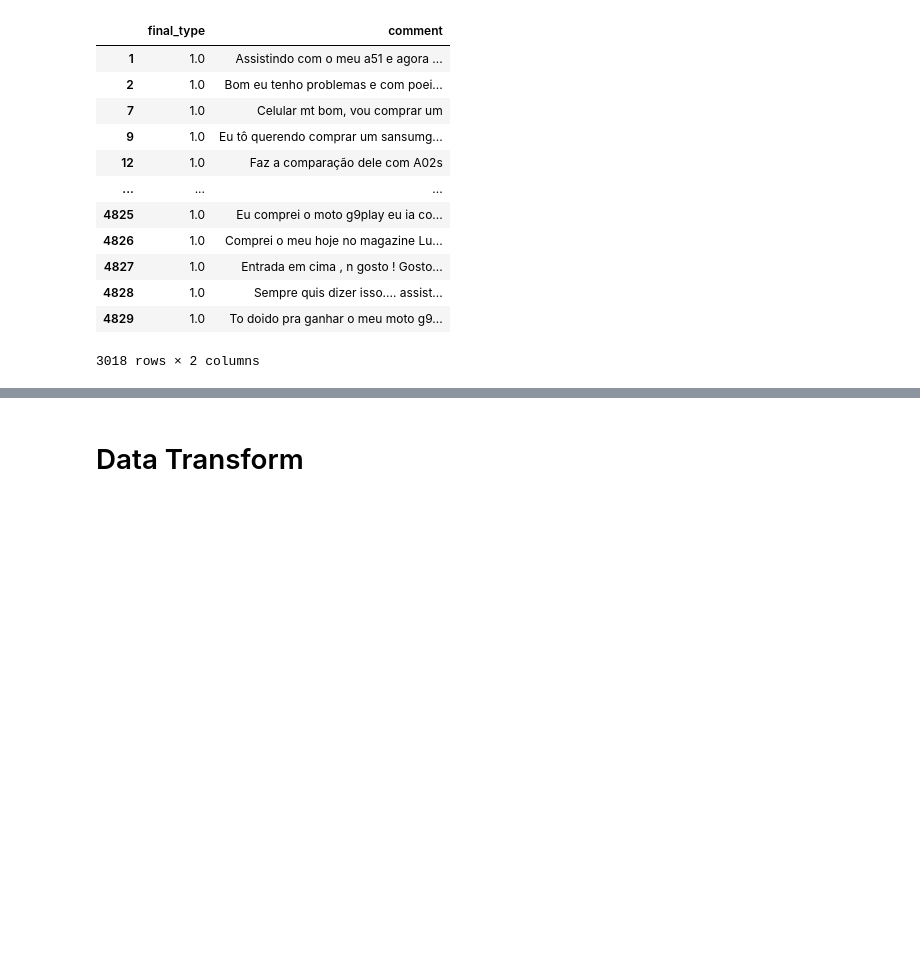
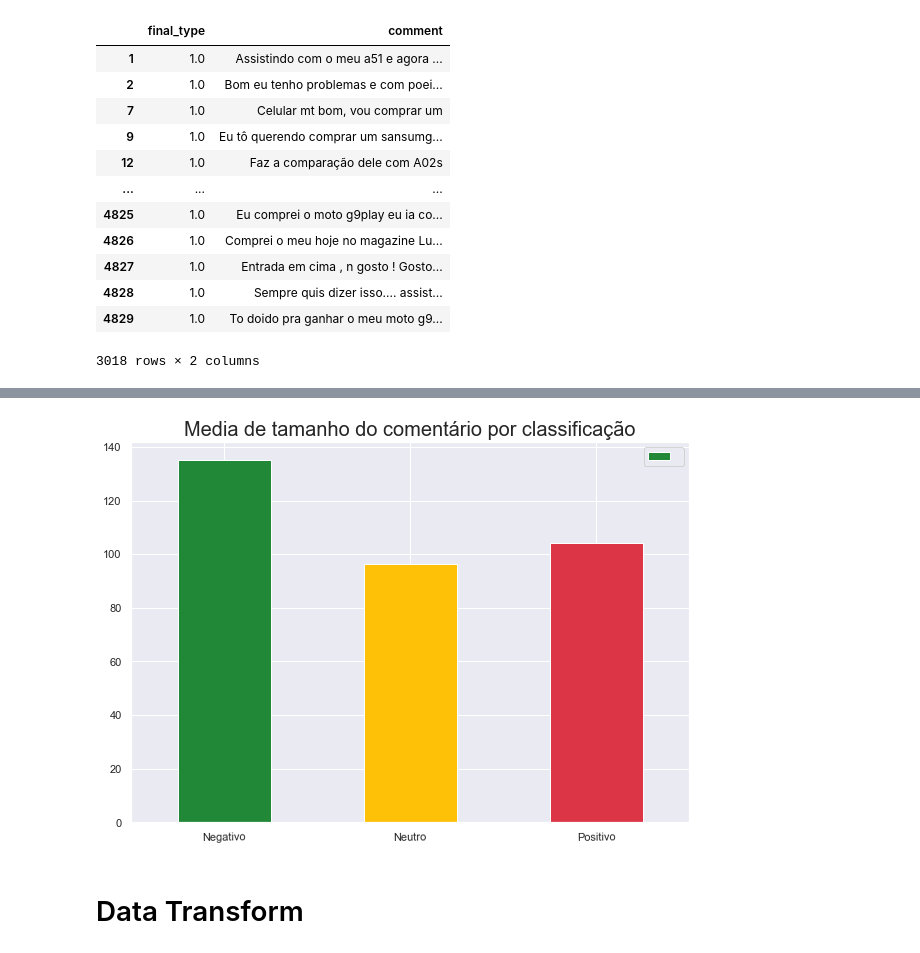
Before and after one commit to ErycM/electronics-sentiment-analysis-on-youtube-comments, a Jupyter notebook: 6.youtube-comments-types-analysis.ipynb, the cells around one changed output, grey strips where cells are left out. Drawn from its saved outputs; the diff is of its cells as text; code cells hidden in the pictures; blank space fills up the shorter version.

```diff
--- a/6.youtube-comments-types-analysis.ipynb
+++ b/6.youtube-comments-types-analysis.ipynb
@@ -107,3 +123,18 @@ plt.show()
+# %%
+df_grouped = df.groupby("final_type").agg({'comment-len': 'mean'}).reset_index()
+df_grouped['desc'] = ["Negativo", "Neutro", "Positivo"]
+df_grouped = df_grouped.rename(df_grouped['desc'])
+fig = df_grouped.plot.bar(
+        y="comment-len",
+        label='',
+        color=['#218838','#ffc107','#dc3545'],
+        rot=1,
+        title="Media de tamanho do comentário por classificação",
+        figsize=(10, 7))
+
+fig.axes.title.set_size(20)
+# %% [output]
+[figure, added]
 # %% [markdown]
 #  Data Transform
 # %%
```
Also changed, not shown: parts of 11 cells of this notebook, 23 other files.
